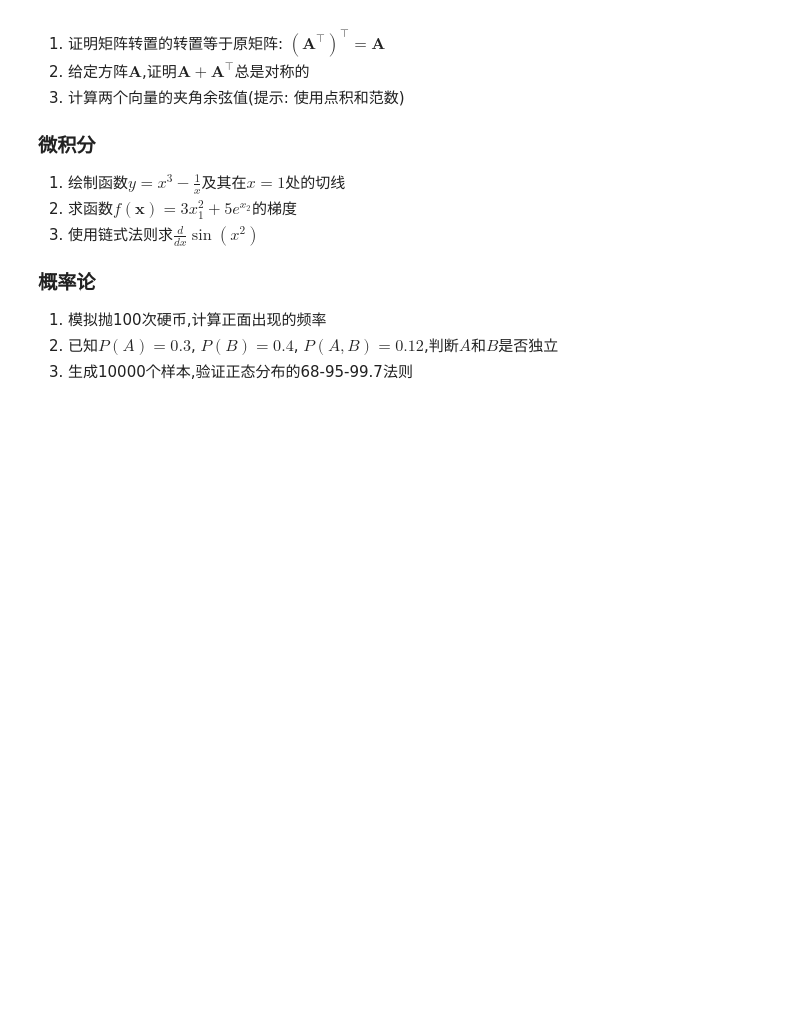
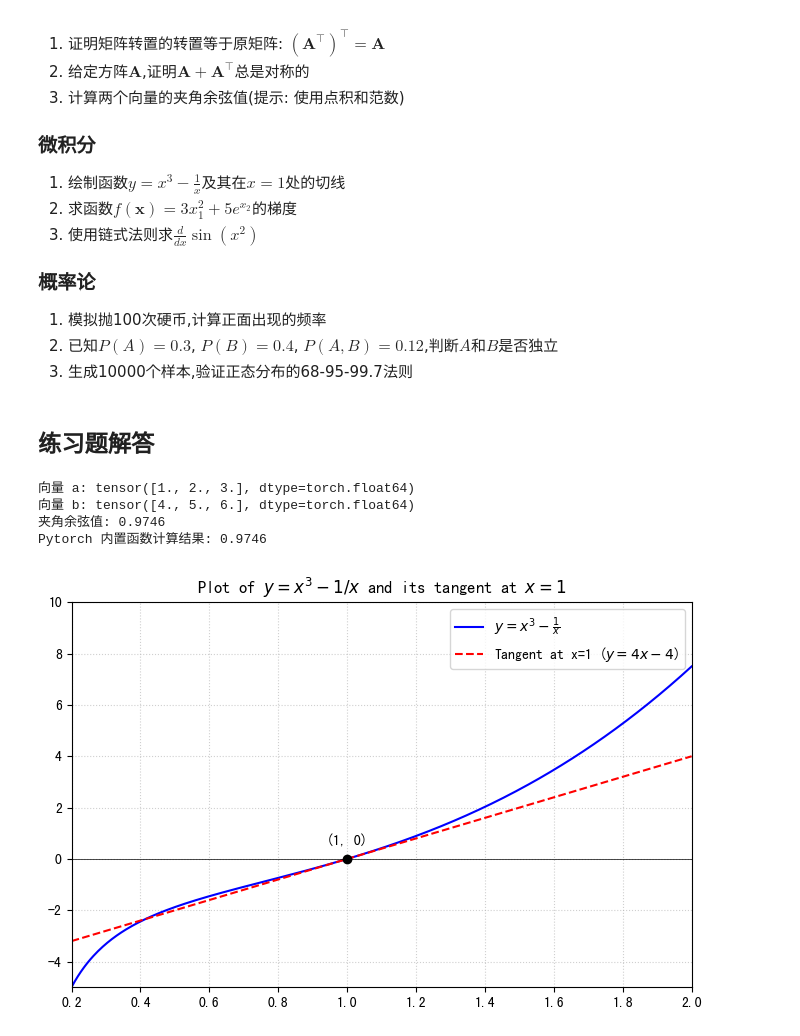
Before and after one commit to Castlebin/d2l-zh-pytorch-colab, a Jupyter notebook: 9_d2l-zh-pytorch-colab-reorg/01_预备知识/02_数学基础.ipynb, the cells around one changed output. Drawn from its saved outputs; the diff is of its cells as text; code cells hidden in the pictures; blank space fills up the shorter version.

```diff
--- a/9_d2l-zh-pytorch-colab-reorg/01_预备知识/02_数学基础.ipynb
+++ b/9_d2l-zh-pytorch-colab-reorg/01_预备知识/02_数学基础.ipynb
@@ -533,3 +533,81 @@ plt.show()
 1. 模拟抛100次硬币,计算正面出现的频率
 2. 已知$P(A)=0.3$, $P(B)=0.4$, $P(A,B)=0.12$,判断$A$和$B$是否独立
 3. 生成10000个样本,验证正态分布的68-95-99.7法则
+# %% [markdown]
+## 练习题解答
+# %%
+#@title 计算两个向量的夹角余弦值
+## 计算方法：cos_theta = (a . b) / ( ||a|| ||b|| )
+# 即 两个向量的点积 除以 两个向量的模长 (L2 范数)
+
+import torch
+
+# 1. 定义两个向量
+a = torch.tensor([1, 2, 3], dtype=float)
+b = torch.tensor([4, 5, 6], dtype=float)
+
+# 2. 计算点积（dot product）
+dot_product = torch.dot(a, b)
+
+# 3. 计算向量的范数 (Norm / 模长)
+norm_a = torch.norm(a)
+norm_b = torch.norm(b)
+
+# 4. 计算余弦值
+cos_theta = dot_product / (norm_a * norm_b)
+
+print(f"向量 a: {a}")
+print(f"向量 b: {b}")
+print(f"夹角余弦值: {cos_theta.item():.4f}")
+
+
+
+# 方法 2. 直接使用 Pytorch
+import torch.nn.functional as F
+
+# 注意：该函数期望输入是带 batch 维度的，所以用 unsqueeze(0) 增加一维
+cos_sim = F.cosine_similarity(a.unsqueeze(0), b.unsqueeze(0))
+print(f"Pytorch 内置函数计算结果: {cos_sim.item():.4f}")
+# %% [output]
+向量 a: tensor([1., 2., 3.], dtype=torch.float64)
+向量 b: tensor([4., 5., 6.], dtype=torch.float64)
+夹角余弦值: 0.9746
+Pytorch 内置函数计算结果: 0.9746
+# %%
+#@title 微积分 1. 绘制函数 y = x^3 - 1/x 的曲线 和 其在 x=1 处的切线
+import numpy as np
+import matplotlib.pyplot as plt
+
+# 定义函数和切线
+def f(x):
+    return x**3 - 1/x
+
+# 在 x=1 处的切线
+def tangent(x):
+    return 4*x - 4
+
+# 生成数据点 (避开 x=0 的间断点)
+x = np.linspace(0.2, 2, 400)
+y = f(x)
+y_tangent = tangent(x)
+
+# 绘图
+plt.figure(figsize=(8, 5))
+plt.plot(x, y, label=r'$y = x^3 - \frac{1}{x}$', color='blue')
+plt.plot(x, y_tangent, label='Tangent at x=1 ($y=4x-4$)', linestyle='--', color='red')
+
+# 标记切点 (1, 0)
+plt.scatter([1], [0], color='black', zorder=5)
+plt.annotate('(1, 0)', (1, 0), textcoords="offset points", xytext=(0,10), ha='center')
+
+# 图表装饰
+plt.axhline(0, color='black',linewidth=0.5)
+plt.axvline(0, color='black',linewidth=0.5)
+plt.xlim(0.2, 2)
+plt.ylim(-5, 10)
+plt.grid(True, linestyle=':', alpha=0.6)
+plt.legend()
+plt.title(r'Plot of $y = x^3 - 1/x$ and its tangent at $x=1$')
+plt.show()
+# %% [output]
+[figure, added]
```
Also changed, not shown: parts of 2 cells of this notebook.
